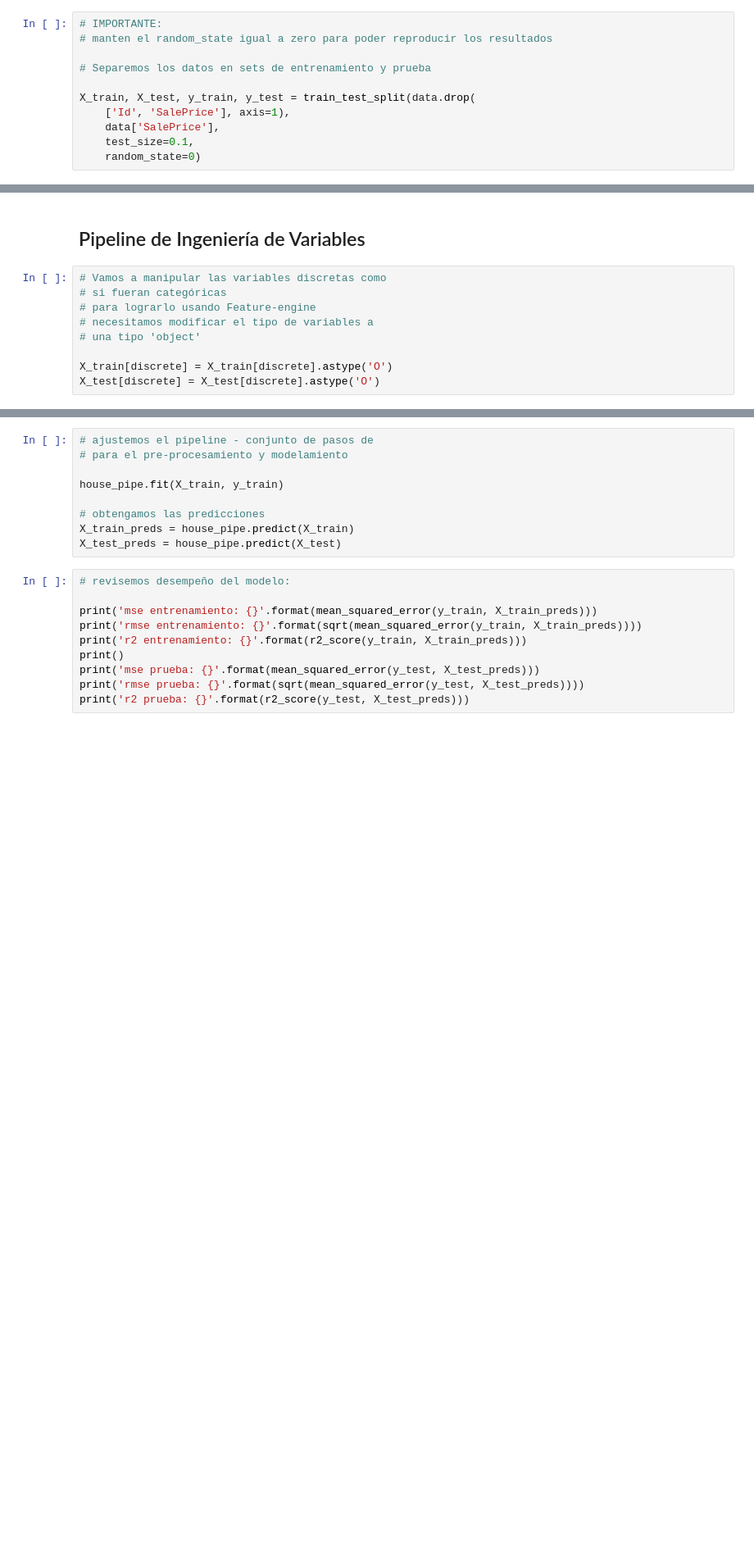
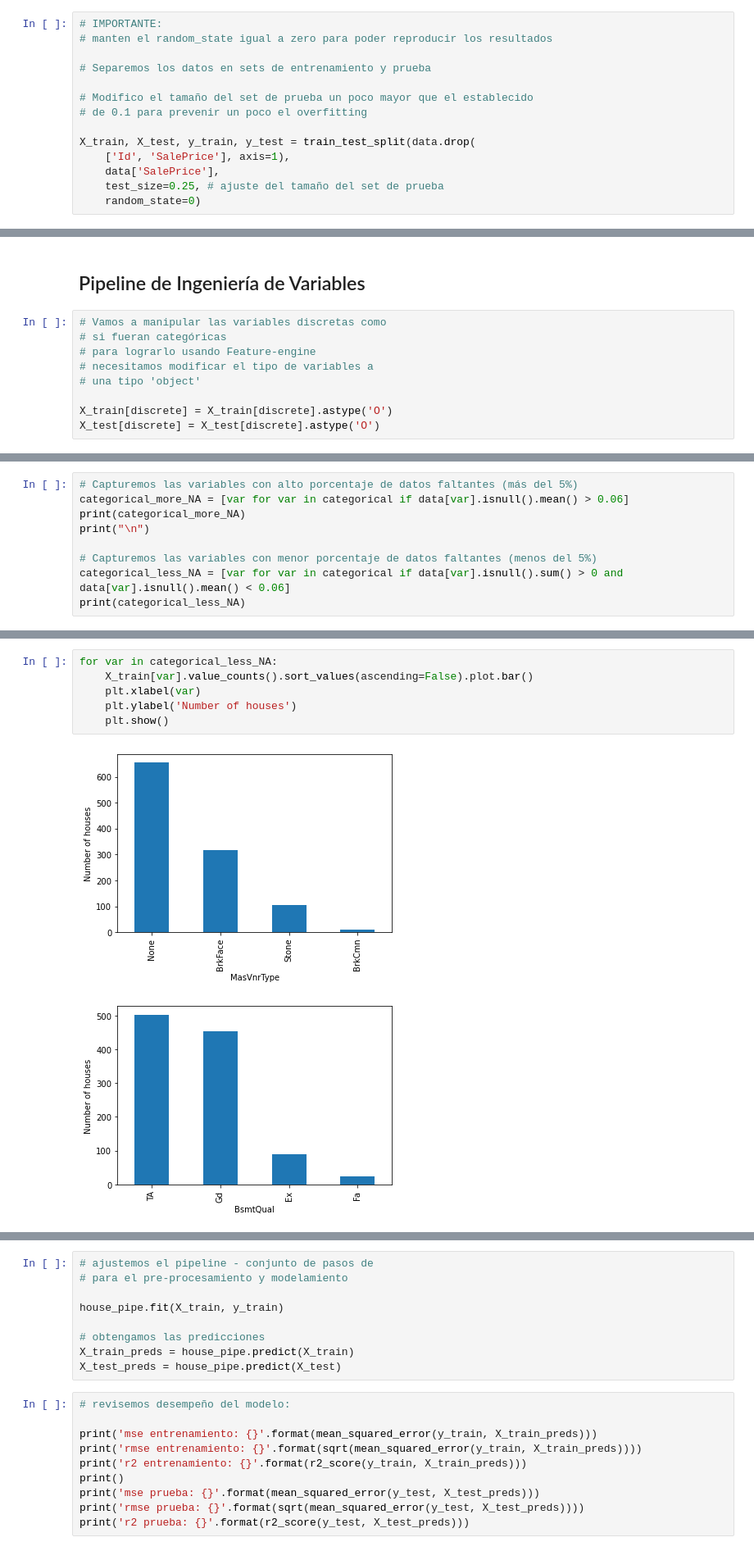
Before and after one commit to MartinSantaGitHub/ingenieria-de-variables, a Jupyter notebook: Section-13-Poniendo-todo-junto/13-Desafio_Martin_Santamaria.ipynb, the cells around one changed output, grey strips where cells are left out. Shown at 82% size. Drawn from its saved outputs; the diff is of its cells as text; blank space fills up the shorter version.

```diff
--- a/Section-13-Poniendo-todo-junto/13-Desafio_Martin_Santamaria.ipynb
+++ b/Section-13-Poniendo-todo-junto/13-Desafio_Martin_Santamaria.ipynb
@@ -83,8 +87,11 @@ Hay 43 variables categóricas
 
 # Separemos los datos en sets de entrenamiento y prueba
 
+# Modifico el tamaño del set de prueba un poco mayor que el establecido
+# de 0.1 para prevenir un poco el overfitting
+
 X_train, X_test, y_train, y_test = train_test_split(data.drop(
     ['Id', 'SalePrice'], axis=1),
     data['SalePrice'],
-    test_size=0.1,
+    test_size=0.25, # ajuste del tamaño del set de prueba
     random_state=0)
@@ -162,0 +182,9 @@ house_pipe = Pipeline([
+# %%
+# Capturemos las variables con alto porcentaje de datos faltantes (más del 5%)
+categorical_more_NA = [var for var in categorical if data[var].isnull().mean() > 0.06]
+print(categorical_more_NA)
+print("\n")
+
+# Capturemos las variables con menor porcentaje de datos faltantes (menos del 5%)
+categorical_less_NA = [var for var in categorical if data[var].isnull().sum() > 0 and data[var].isnull().mean() < 0.06]
+print(categorical_less_NA)
@@ -162,0 +198,9 @@ house_pipe = Pipeline([
+# %%
+for var in categorical_less_NA:
+    X_train[var].value_counts().sort_values(ascending=False).plot.bar()
+    plt.xlabel(var)
+    plt.ylabel('Number of houses')
+    plt.show()
+# %% [output]
+[figure, added]
+[figure, added]
```
Also changed, not shown: parts of 35 cells of this notebook, 3 other files.
